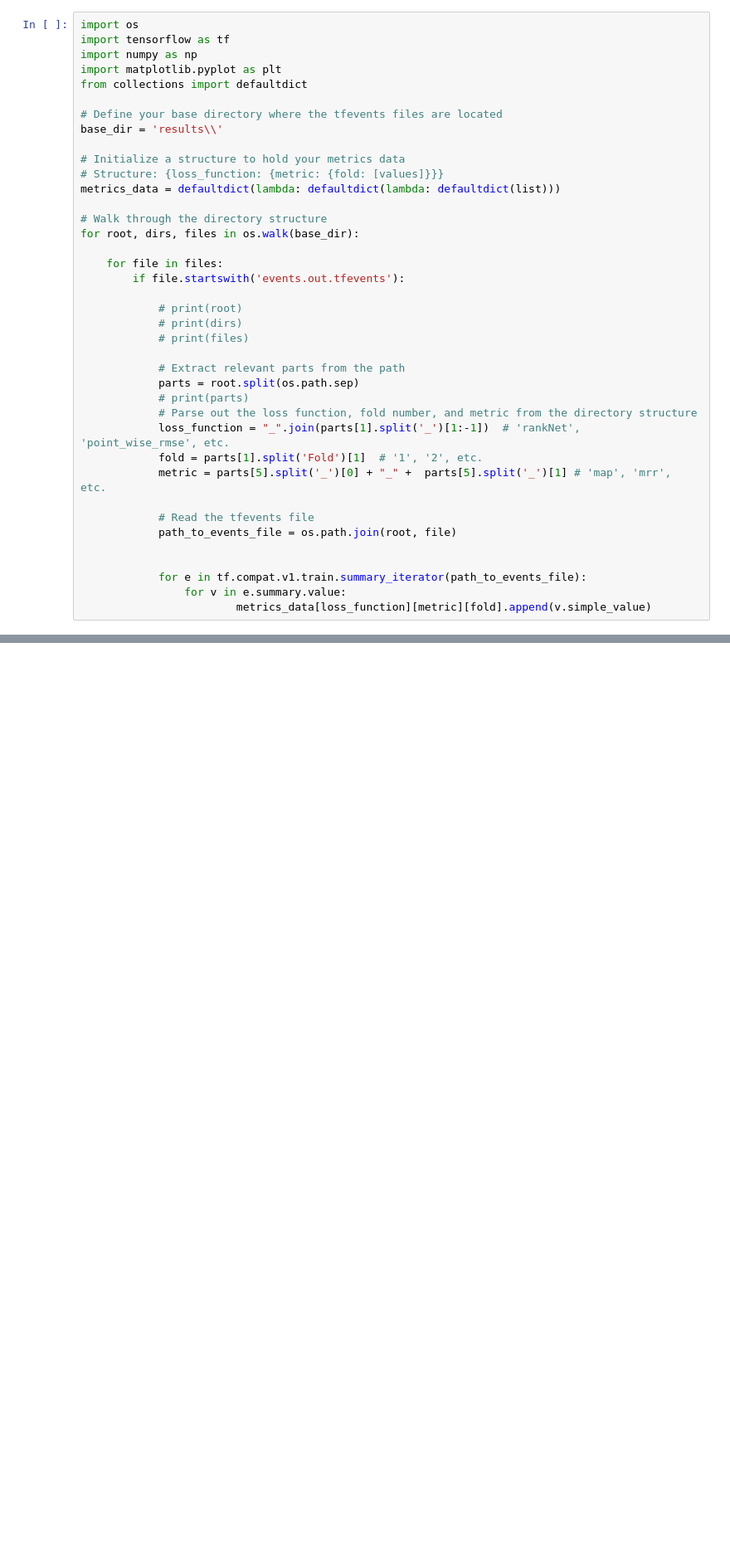
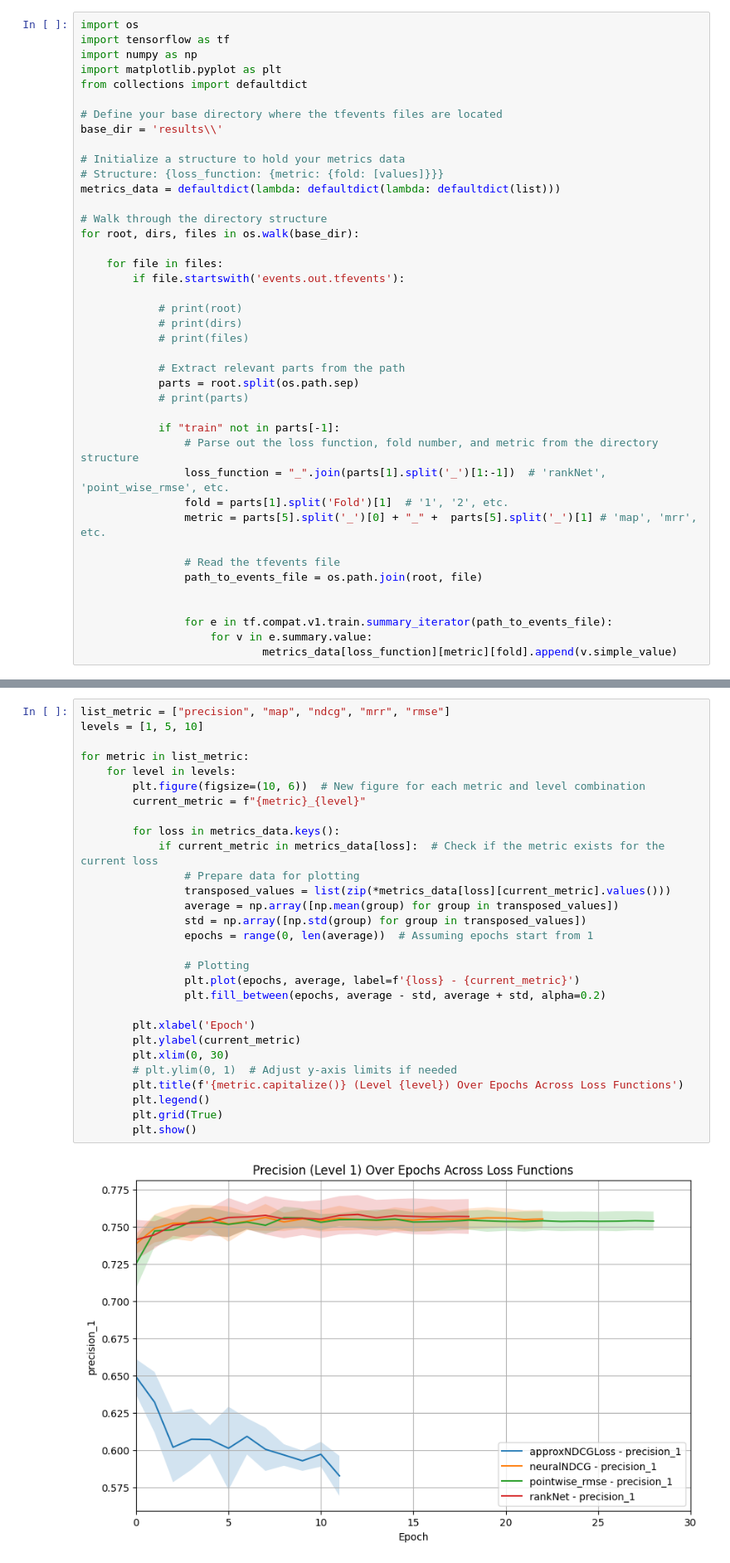
Before and after one commit to LuuJustin/allRank, a Jupyter notebook: graph.ipynb, the cells around one changed output, grey strips where cells are left out. Shown at 83% size. Drawn from its saved outputs; the diff is of its cells as text; blank space fills up the shorter version.

Commit message:
add graph by remi

```diff
--- a/graph.ipynb
+++ b/graph.ipynb
@@ -25,15 +25,17 @@ for root, dirs, files in os.walk(base_dir):
             # Extract relevant parts from the path
             parts = root.split(os.path.sep)
             # print(parts)
-            # Parse out the loss function, fold number, and metric from the directory structure
-            loss_function = "_".join(parts[1].split('_')[1:-1])  # 'rankNet', 'point_wise_rmse', etc.
-            fold = parts[1].split('Fold')[1]  # '1', '2', etc.
-            metric = parts[5].split('_')[0] + "_" +  parts[5].split('_')[1] # 'map', 'mrr', etc.
 
-            # Read the tfevents file
-            path_to_events_file = os.path.join(root, file)
+            if "train" not in parts[-1]:
+                # Parse out the loss function, fold number, and metric from the directory structure
+                loss_function = "_".join(parts[1].split('_')[1:-1])  # 'rankNet', 'point_wise_rmse', etc.
+                fold = parts[1].split('Fold')[1]  # '1', '2', etc.
+                metric = parts[5].split('_')[0] + "_" +  parts[5].split('_')[1] # 'map', 'mrr', etc.
+
+                # Read the tfevents file
+                path_to_events_file = os.path.join(root, file)
 
 
-            for e in tf.compat.v1.train.summary_iterator(path_to_events_file):
-                for v in e.summary.value:
-                        metrics_data[loss_function][metric][fold].append(v.simple_value)
+                for e in tf.compat.v1.train.summary_iterator(path_to_events_file):
+                    for v in e.summary.value:
+                            metrics_data[loss_function][metric][fold].append(v.simple_value)
@@ -92,0 +72,31 @@ for loss in metrics_data.keys():
+# %%
+list_metric = ["precision", "map", "ndcg", "mrr", "rmse"]
+levels = [1, 5, 10]
+
+for metric in list_metric:
+    for level in levels:
+        plt.figure(figsize=(10, 6))  # New figure for each metric and level combination
+        current_metric = f"{metric}_{level}"
+
+        for loss in metrics_data.keys():
+            if current_metric in metrics_data[loss]:  # Check if the metric exists for the current loss
+                # Prepare data for plotting
+                transposed_values = list(zip(*metrics_data[loss][current_metric].values()))
+                average = np.array([np.mean(group) for group in transposed_values])
+                std = np.array([np.std(group) for group in transposed_values])
+                epochs = range(0, len(average))  # Assuming epochs start from 1
+
+                # Plotting
+                plt.plot(epochs, average, label=f'{loss} - {current_metric}')
+                plt.fill_between(epochs, average - std, average + std, alpha=0.2)
+
+        plt.xlabel('Epoch')
+        plt.ylabel(current_metric)
+        plt.xlim(0, 30)
+        # plt.ylim(0, 1)  # Adjust y-axis limits if needed
+        plt.title(f'{metric.capitalize()} (Level {level}) Over Epochs Across Loss Functions')
+        plt.legend()
+        plt.grid(True)
+        plt.show()
+# %% [output]
+[figure, added]
```
Also changed, not shown: parts of 3 cells of this notebook, 1 other file.
